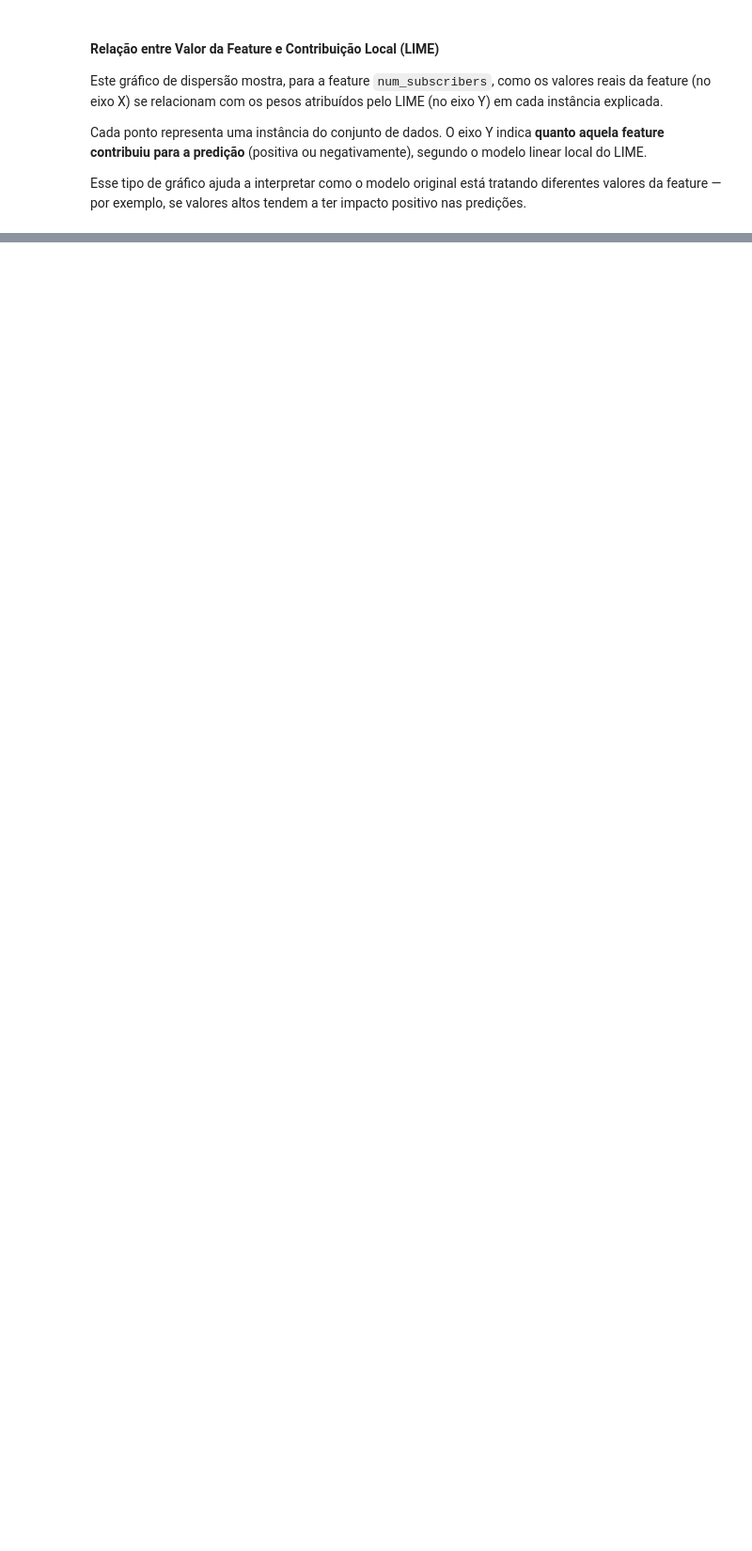
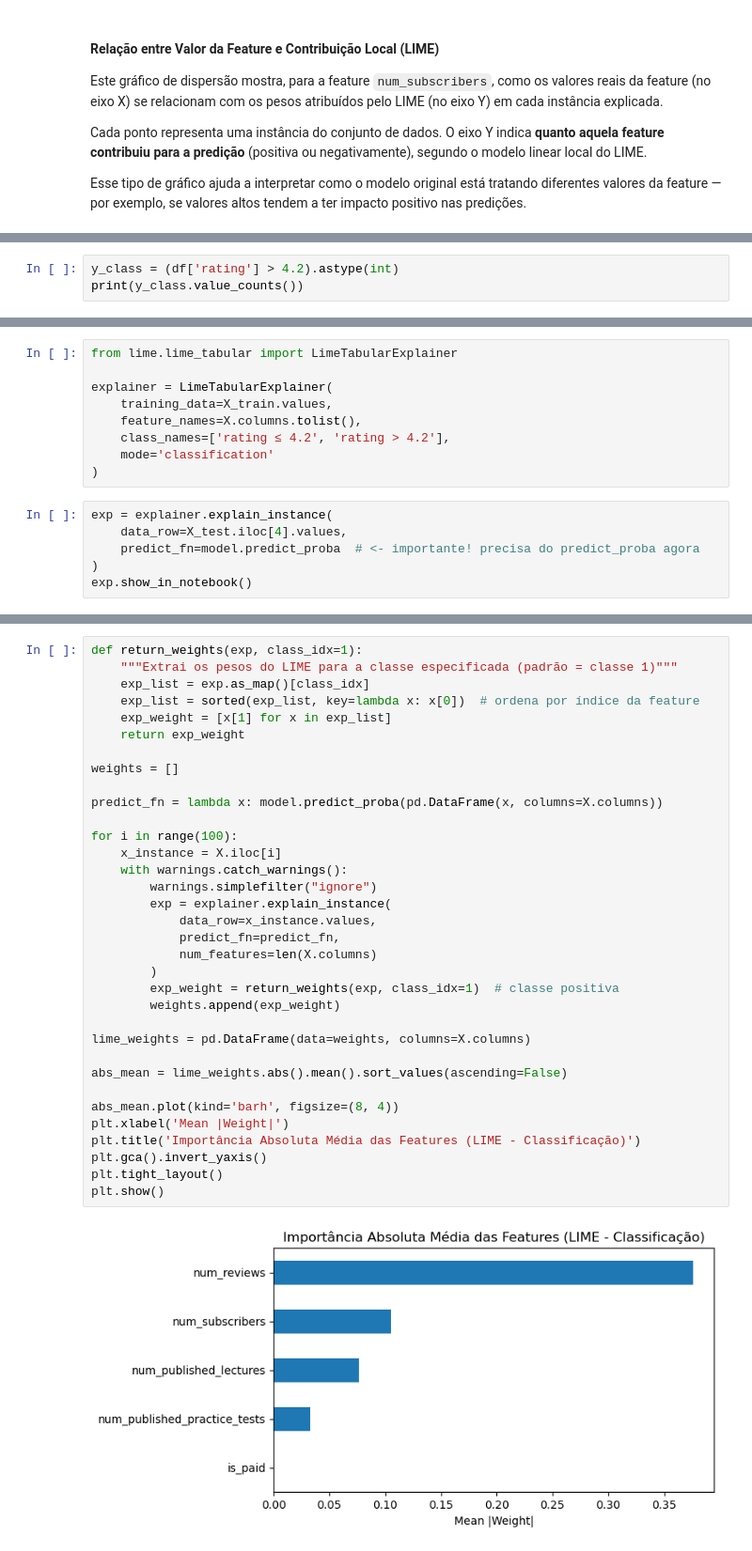
Before and after one commit to lecraizer/ml-classificacao-infnet, a Jupyter notebook: notebooks/16. LIME - Random Forest no dataset Udemy Finance.ipynb, the cells around one changed output, grey strips where cells are left out. Shown at 94% size. Drawn from its saved outputs; the diff is of its cells as text; blank space fills up the shorter version.

```diff
--- a/notebooks/16. LIME - Random Forest no dataset Udemy Finance.ipynb
+++ b/notebooks/16. LIME - Random Forest no dataset Udemy Finance.ipynb
@@ -241,0 +200,3 @@ plt.show()
+# %%
+y_class = (df['rating'] > 4.2).astype(int)
+print(y_class.value_counts())
@@ -241,0 +229,15 @@ plt.show()
+# %%
+from lime.lime_tabular import LimeTabularExplainer
+
+explainer = LimeTabularExplainer(
+    training_data=X_train.values,
+    feature_names=X.columns.tolist(),
+    class_names=['rating ≤ 4.2', 'rating > 4.2'],
+    mode='classification'
+)
+# %%
+exp = explainer.explain_instance(
+    data_row=X_test.iloc[4].values,
+    predict_fn=model.predict_proba  # <- importante! precisa do predict_proba agora
+)
+exp.show_in_notebook()
@@ -241,0 +246,36 @@ plt.show()
+# %%
+def return_weights(exp, class_idx=1):
+    """Extrai os pesos do LIME para a classe especificada (padrão = classe 1)"""
+    exp_list = exp.as_map()[class_idx]
+    exp_list = sorted(exp_list, key=lambda x: x[0])  # ordena por índice da feature
+    exp_weight = [x[1] for x in exp_list]
+    return exp_weight
+
+weights = []
+
+predict_fn = lambda x: model.predict_proba(pd.DataFrame(x, columns=X.columns))
+
+for i in range(100):
+    x_instance = X.iloc[i]
+    with warnings.catch_warnings():
+        warnings.simplefilter("ignore")
+        exp = explainer.explain_instance(
+            data_row=x_instance.values,
+            predict_fn=predict_fn,
+            num_features=len(X.columns)
+        )
+        exp_weight = return_weights(exp, class_idx=1)  # classe positiva
+        weights.append(exp_weight)
+
+lime_weights = pd.DataFrame(data=weights, columns=X.columns)
+
+abs_mean = lime_weights.abs().mean().sort_values(ascending=False)
+
+abs_mean.plot(kind='barh', figsize=(8, 4))
+plt.xlabel('Mean |Weight|')
+plt.title('Importância Absoluta Média das Features (LIME - Classificação)')
+plt.gca().invert_yaxis()
+plt.tight_layout()
+plt.show()
+# %% [output]
+[figure, added]
```
Also changed, not shown: parts of 11 cells of this notebook.
